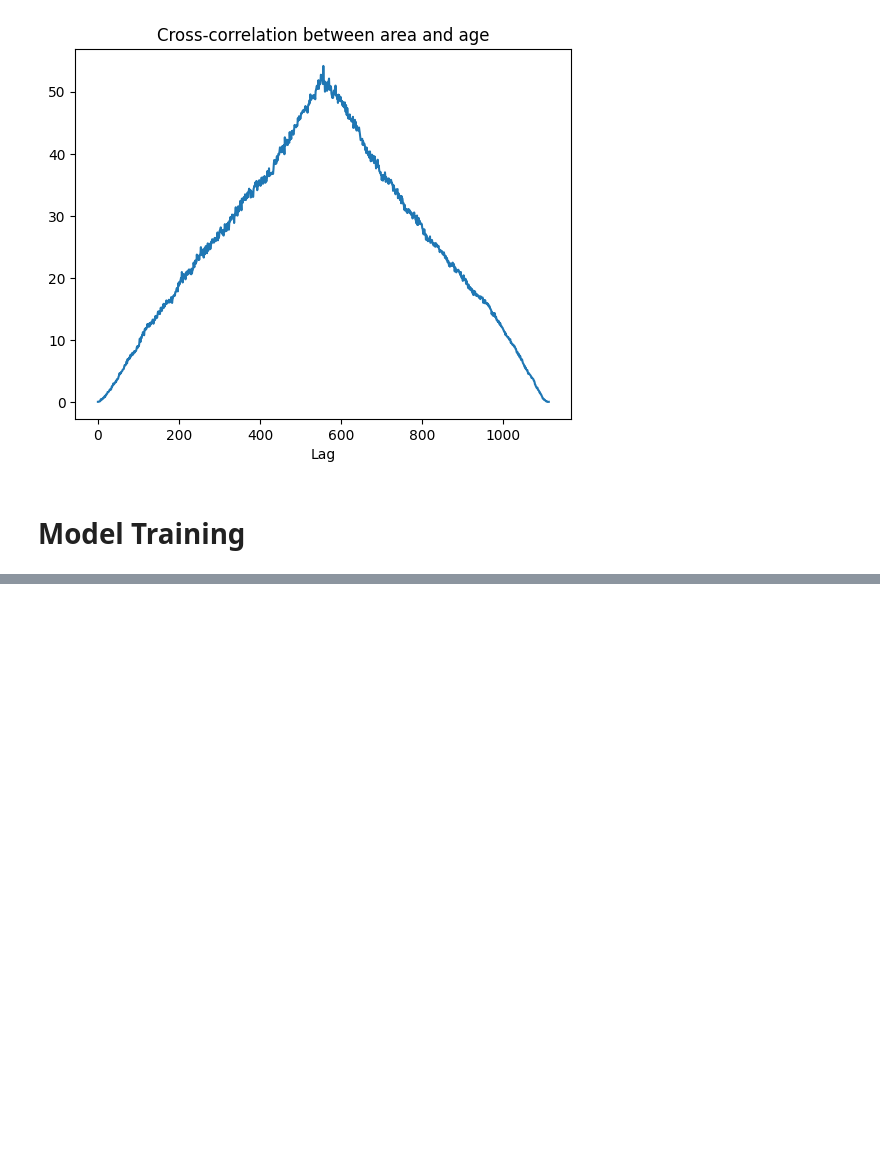
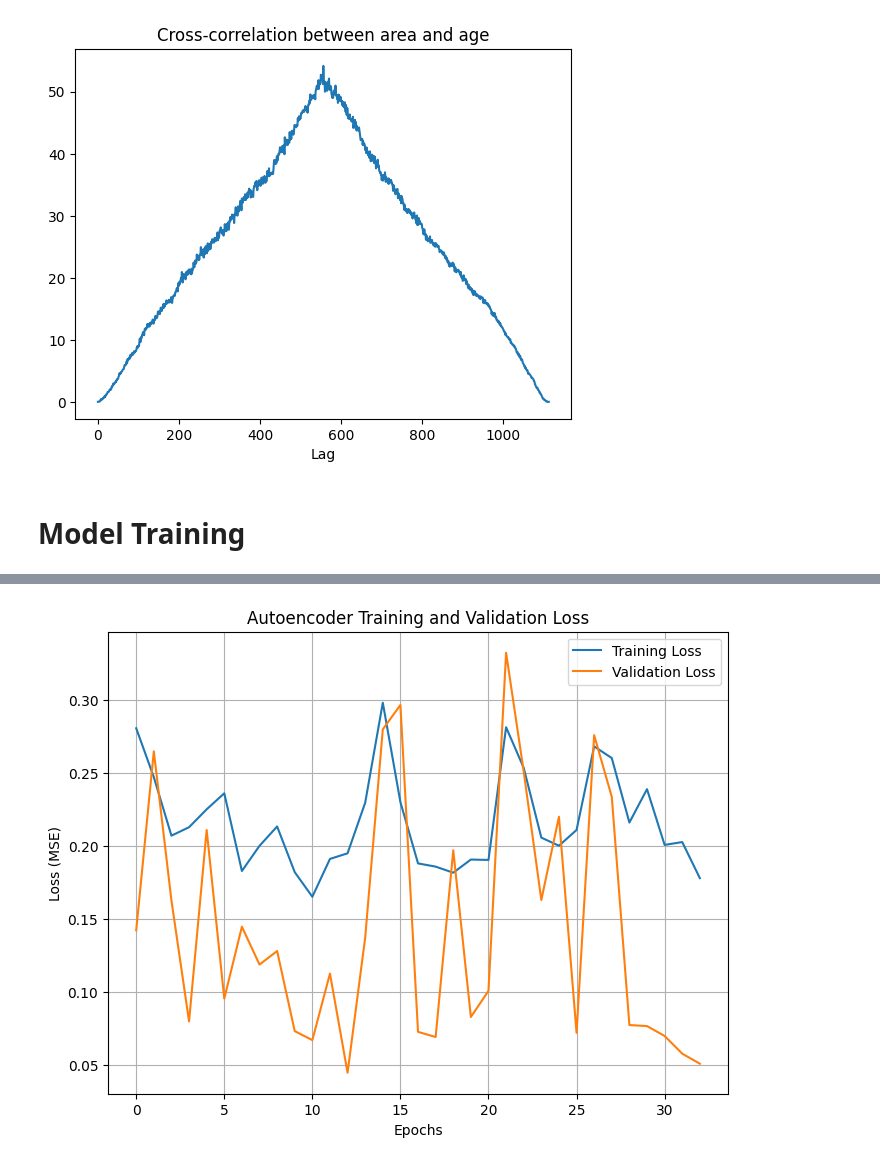
Before and after one commit to KaxitPandya/699-Project, a Jupyter notebook: ECE_699A.ipynb, the cells around one changed output, grey strips where cells are left out. Drawn from its saved outputs; the diff is of its cells as text; code cells hidden in the pictures; blank space fills up the shorter version.

```diff
--- a/ECE_699A.ipynb
+++ b/ECE_699A.ipynb
@@ -505,7 +539,7 @@ def build_regressor_model(hp):
 tuner_regressor = kt.RandomSearch(
     build_regressor_model,
     objective='val_loss',
-    max_trials=20,
+    max_trials=50,
     executions_per_trial=1,
     directory='hpo_regressor_dir2',
     project_name='regressor_agb'
@@ -517,10 +551,10 @@ best_regressor = tuner_regressor.get_best_models(num_models=1)[0]
 best_regressor.summary()
 
 
-reg_epochs = 300
+reg_epochs = 500
 best_regressor.fit(latent_train, y_train,
               epochs=reg_epochs,
-              batch_size=32,
+              batch_size=8,
               validation_split=0.1,
               verbose=1)
 # %% [output]
@@ -584,0 +621,94 @@ Test R^2 for AGB prediction: 0.5544
+# %%
+# Plot and save the Autoencoder training loss history
+plt.figure(figsize=(8,6))
+plt.plot(history.history['loss'], label='Training Loss')
+plt.plot(history.history['val_loss'], label='Validation Loss')
+plt.xlabel('Epochs')
+plt.ylabel('Loss (MSE)')
+plt.title('Autoencoder Training and Validation Loss')
+plt.legend()
+plt.grid(True)
+plt.savefig('autoencoder_loss_history.png')
+plt.show()
+print("Autoencoder loss history plot saved as 'autoencoder_loss_history.png'.")
+
+# Plot and save the predicted vs. actual AGB scatter plot for the regressor
+plt.figure(figsize=(8,6))
+plt.scatter(y_test_inv, y_pred, color='blue', alpha=0.6, label='Predictions')
+plt.plot([min(y_test_inv), max(y_test_inv)], [min(y_test_inv), max(y_test_inv)], 'r--', label='Ideal Fit')
+plt.xlabel('Actual AGB')
+plt.ylabel('Predicted AGB')
+plt.title(f'Predicted vs Actual AGB (R^2 = {r2:.2f})')
+plt.legend()
+plt.grid(True)
+plt.savefig('predicted_vs_actual.png')
+plt.show()
+print("Predicted vs Actual AGB plot saved as 'predicted_vs_actual.png'.")
+
+# Residual plot
+residuals = y_test_inv - y_pred
+
+plt.figure(figsize=(10, 6))
+sns.residplot(x=y_pred, y=residuals, lowess=True, scatter_kws={"s": 50, "alpha": 0.5}, line_kws={"color": "red", "lw": 2})
+plt.xlabel('Predicted AGB')
+plt.ylabel('Residuals')
+plt.title('Residuals vs. Predicted Above Ground Biomass')
+plt.grid(True)
+plt.show()
+
+import scipy.stats as stats
+
+# Q-Q plot
+plt.figure(figsize=(10, 6))
+stats.probplot(residuals, dist="norm", plot=plt)
+plt.title('Q-Q Plot of Residuals')
+plt.grid(True)
+plt.show()
+
+from sklearn.model_selection import learning_curve
+
+# Learning curve
+train_sizes, train_scores, val_scores = learning_curve(
+    best_regressor, latent_train, y_train, cv=5, scoring='neg_mean_squared_error',
+    train_sizes=np.linspace(0.1, 1.0, 10)
+)
+
+train_scores_mean = -train_scores.mean(axis=1)
+val_scores_mean = -val_scores.mean(axis=1)
+
+plt.figure(figsize=(10, 6))
+plt.plot(train_sizes, train_scores_mean, 'o-', color='blue', label='Training error')
+plt.plot(train_sizes, val_scores_mean, 'o-', color='red', label='Validation error')
+plt.xlabel('Training Set Size')
+plt.ylabel('Mean Squared Error')
+plt.title('Learning Curve')
+plt.legend(loc='best')
+plt.grid(True)
+plt.show()
+
+from sklearn.metrics import mean_absolute_error, mean_squared_error, r2_score
+
+# Regression metrics
+mae = mean_absolute_error(y_test_inv, y_pred)
+mse = mean_squared_error(y_test_inv, y_pred)
+rmse = np.sqrt(mse)
+r2 = r2_score(y_test_inv, y_pred)
+
+print(f'Mean Absolute Error (MAE): {mae:.2f}')
+print(f'Mean Squared Error (MSE): {mse:.2f}')
+print(f'Root Mean Squared Error (RMSE): {rmse:.2f}')
+print(f'R-squared (R2): {r2:.2f}')
+
+# Feature importance (example for tree-based models)
+importances = best_regressor.feature_importances_
+feature_names = data.columns[:-1]  # Assuming the last column is the target
+
+plt.figure(figsize=(10, 6))
+sns.barplot(x=importances, y=feature_names)
+plt.xlabel('Importance')
+plt.ylabel('Feature')
+plt.title('Feature Importance')
+plt.grid(True)
+plt.show()
+# %% [output]
+[figure, added]
```
Also changed, not shown: parts of 17 cells of this notebook.
